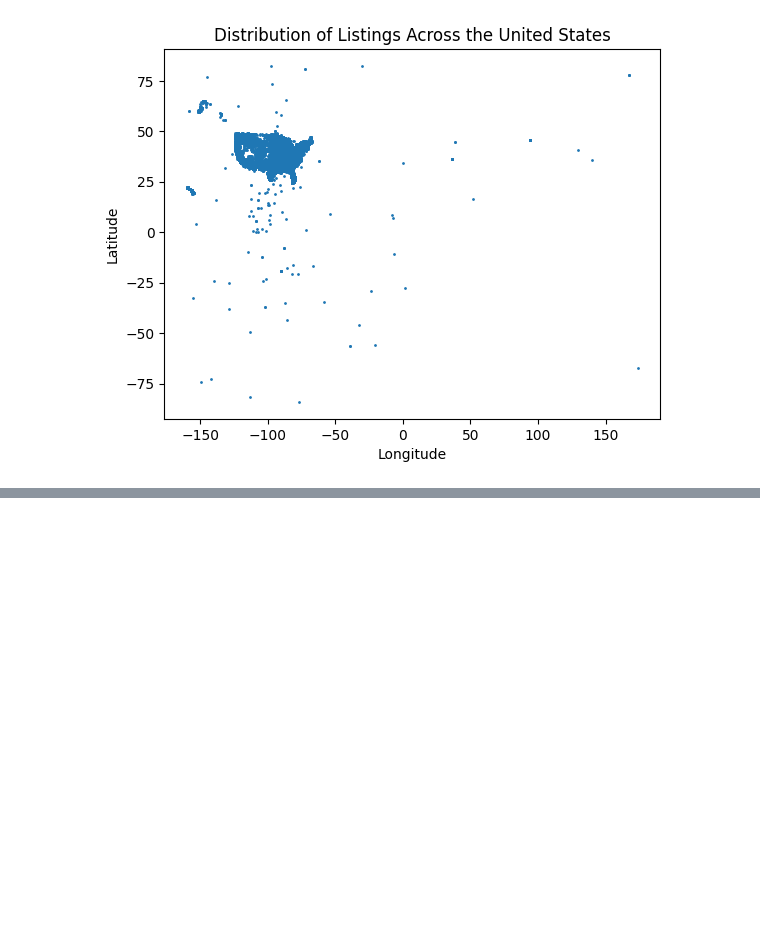
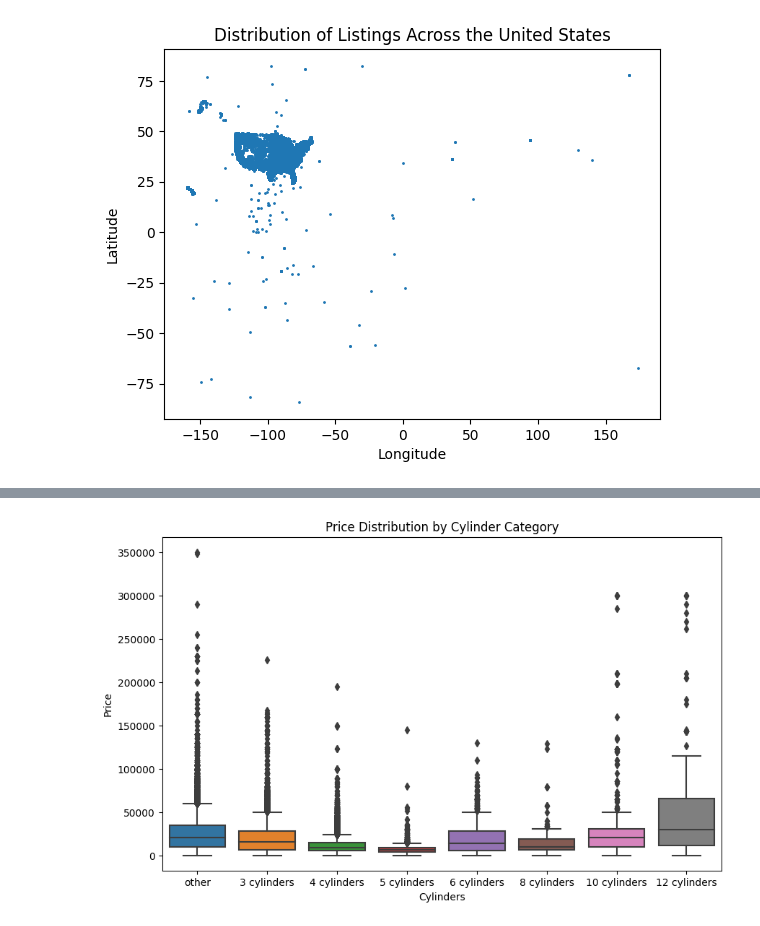
Before and after one commit to zaki1503/craigslistpriceprediction, a Jupyter notebook: DSC148FinalProjectNotebook.ipynb, the cells around one changed output, grey strips where cells are left out. Saved outputs shown, nothing was run; the diff lists cells and outputs as text; code cells hidden in the pictures; blank space fills up the shorter version.

```diff
--- a/DSC148FinalProjectNotebook.ipynb
+++ b/DSC148FinalProjectNotebook.ipynb
@@ -329,0 +435,24 @@ us_map
+# %%
+# create a dictionary to map cylinder categories to numerical values
+cylinder_order = {'other': 0, '3 cylinders': 1, '4 cylinders': 2, '5 cylinders': 3, '6 cylinders': 4, '8 cylinders': 5, '10 cylinders': 6, '12 cylinders': 7}
+
+# create a new column in the DataFrame with the numerical values
+df_bp = df_clean
+df_bp['cylinders_order'] = df_bp['cylinders'].map(cylinder_order)
+
+# create a boxplot
+fig, ax = plt.subplots(figsize=(10, 6))  # set the figsize parameter to adjust the plot width
+sns.boxplot(x='cylinders', y='price', data=df_bp, whis=1, ax=ax)
+
+# set title and axis labels
+ax.set_title('Price Distribution by Cylinder Category')
+ax.set_xlabel('Cylinders')
+ax.set_ylabel('Price')
+
+# set the tick labels for the x-axis to the cylinder categories
+plt.xticks(range(len(cylinder_order)), sorted(cylinder_order, key=lambda x: cylinder_order[x]))
+
+# display the plot
+plt.show()
+# %% [output]
+[figure, added]
```
Also changed, not shown: parts of 17 cells of this notebook.
